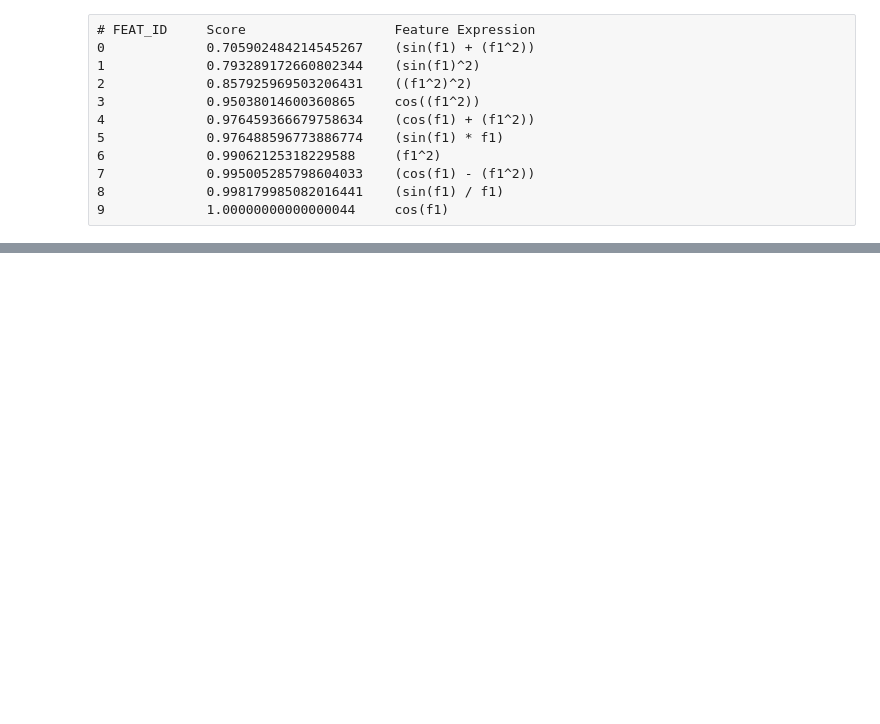
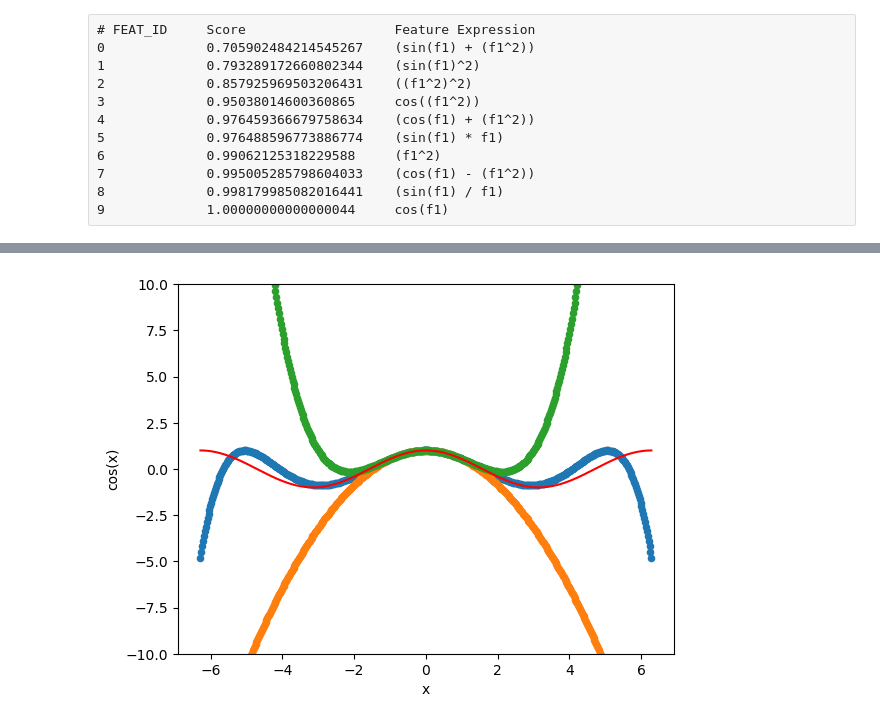
Before and after one commit to PaulD273/Symbolic-regression, a Jupyter notebook: Test_SISSO/Series_expansion_SISSO.ipynb, the cells around one changed output, grey strips where cells are left out. Drawn from its saved outputs; the diff is of its cells as text; code cells hidden in the pictures; blank space fills up the shorter version.

```diff
--- a/Test_SISSO/Series_expansion_SISSO.ipynb
+++ b/Test_SISSO/Series_expansion_SISSO.ipynb
@@ -106,0 +241,16 @@ json.dump(cos_sin_json, open("/home/paolo/Thesis/Test_SISSO/data/cos_sin.json",
+# %%
+x = np.linspace(-2*np.pi, 2*np.pi, 500)
+pysr_target = - 0.000759117171754911 * x**6 + 0.0388271704796444 * x**4 - 0.496481051788833 * x**2 + 0.999288569767875
+sissopp_target = 9.965315976421334e-01 + -4.651279827944478e-01 * (x**2)
+sissopp_rung5 = 0.0571277941592434 * x**4 - 0.5141501474331906 * x**2 + 1.001420544468147
+# %%
+plt.scatter(x, pysr_target, s = 20, label = 'PySR result with niter = 100')
+plt.scatter(x, sissopp_target, s = 20, label = 'SISSO++ result with max_rung=4')
+plt.scatter(x, sissopp_rung5, s = 20, label = 'SISSO++ result with max_rung=5')
+plt.plot(x, np.cos(x), color='r', label = 'Ideal function')
+plt.xlabel('x')
+plt.ylabel('cos(x)')
+plt.ylim([-10, 10])
+plt.show()
+# %% [output]
+[figure, added]
```
Also changed, not shown: parts of 13 cells of this notebook, 13 other files.
